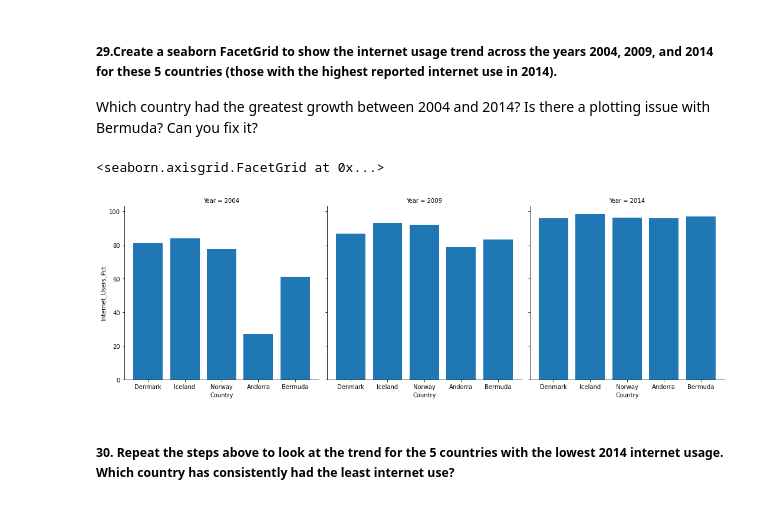
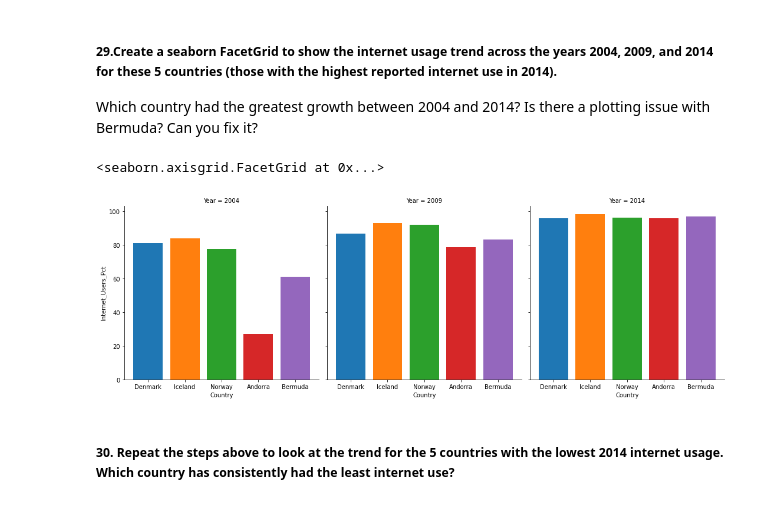
Before and after one commit to dpatelaqua/gdp-and-internet-usage-dpatelaqua_python, a Jupyter notebook: notebook/assignment.ipynb, the cells around one changed output. Cells and saved outputs as stored; diff of their text form; code cells hidden in the pictures.

```diff
--- a/notebook/assignment.ipynb
+++ b/notebook/assignment.ipynb
@@ -156,7 +168,8 @@ internet_df.tail(10)
 # %% [markdown]
 #### 10. Drop the value footnotes column from both DataFrames. Check that this worked as expected.
 # %%
-gdp_df.drop(columns=['Value Footnotes'],inplace=True)
-gdp_df.tail(10)
+gdp_df= gdp_df.drop(columns=['Value Footnotes'])
+#gdp_df.drop(columns=['Value Footnotes'],inplace=True) '''This is usually discouraged'''
+gdp_df.head(10)
 # %% [output]
 |  | Country or Area | Year | Value |
@@ -490,11 +503,11 @@ print(top_5_internet)
 ##### 29.Create a seaborn FacetGrid to show the internet usage trend across the years 2004, 2009, and 2014 for these 5 countries (those with the highest reported internet use in 2014).
 Which country had the greatest growth between 2004 and 2014? Is there a plotting issue with Bermuda? Can you fix it?
 # %%
-g=sns.FacetGrid(top_5_internet, col='Year',height=5)
+g=sns.FacetGrid(top_5_internet, col='Year',height=5,hue='Country')
 g.map(plt.bar,"Country","Internet_Users_Pct")
 # %% [output]
 <seaborn.axisgrid.FacetGrid at 0x...>
-[figure, old version]
+[figure, new version]
 # %% [markdown]
 ##### 30. Repeat the steps above to look at the trend for the 5 countries with the lowest 2014 internet usage. Which country has consistently had the least internet use?
 # %%
```
Also changed, not shown: parts of 21 cells of this notebook.
